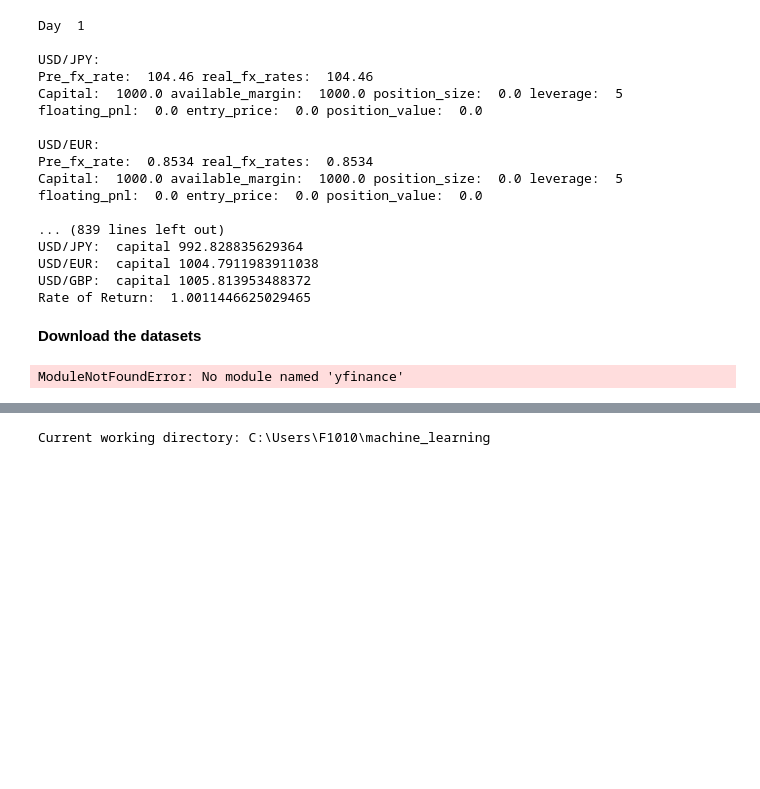
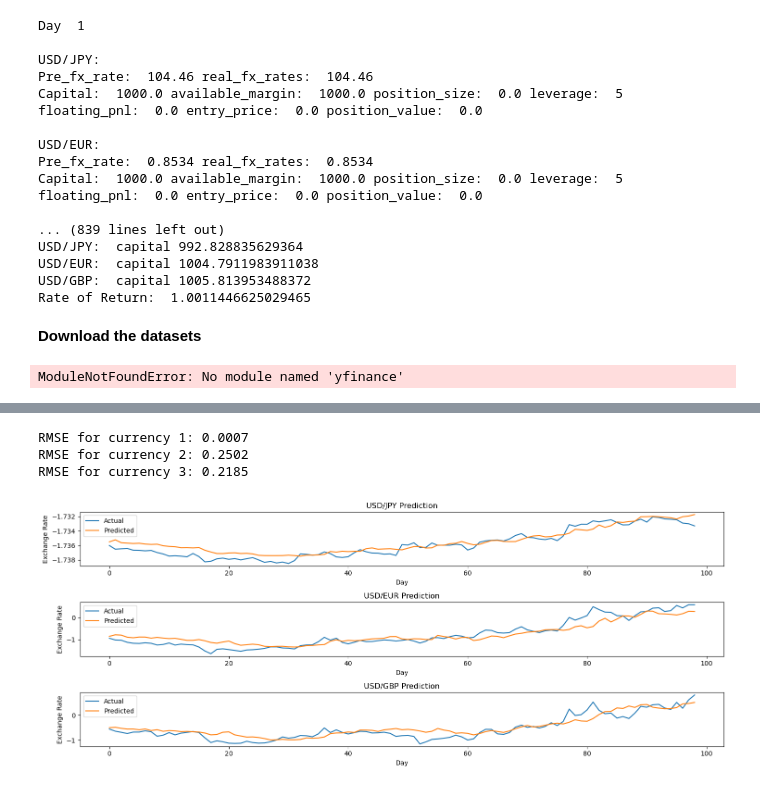
Before and after one commit to apollo91919/ml-final-project, a Jupyter notebook: final_project.ipynb, the cells around one changed output, grey strips where cells are left out. Saved outputs shown, nothing was run; the diff lists cells and outputs as text; code cells hidden in the pictures; blank space fills up the shorter version.

```diff
--- a/final_project.ipynb
+++ b/final_project.ipynb
@@ -373,3 +373,33 @@ np.save("pre_fx_rates.npy", predictions)  # 可以傳給模擬器用
 # %%
+import matplotlib.pyplot as plt
+from sklearn.metrics import mean_squared_error
+
+# === 計算 RMSE ===
+true_values = scaled_data[601:700] * scaler.scale_ + scaler.min_  # 還原實際值
+rmse_list = []
+
+for i in range(3):  # 三種幣別
+    rmse = np.sqrt(mean_squared_error(true_values[:, i], predictions[i]))
+    rmse_list.append(rmse)
+    print(f"RMSE for currency {i+1}: {rmse:.4f}")
+
+# === 畫圖 ===
+currency_names = ['USD/JPY', 'USD/EUR', 'USD/GBP']
+plt.figure(figsize=(15, 6))
+
+for i in range(3):
+    plt.subplot(3, 1, i + 1)
+    plt.plot(true_values[:, i], label='Actual')
+    plt.plot(predictions[i], label='Predicted')
+    plt.title(f'{currency_names[i]} Prediction')
+    plt.xlabel('Day')
+    plt.ylabel('Exchange Rate')
+    plt.legend()
+
+plt.tight_layout()
+plt.show()
 # %% [output]
-Current working directory: C:\Users\F1010\machine_learning
+RMSE for currency 1: 0.0007
+RMSE for currency 2: 0.2502
+RMSE for currency 3: 0.2185
+[figure, added]
```
Also changed, not shown: parts of 4 cells of this notebook.
